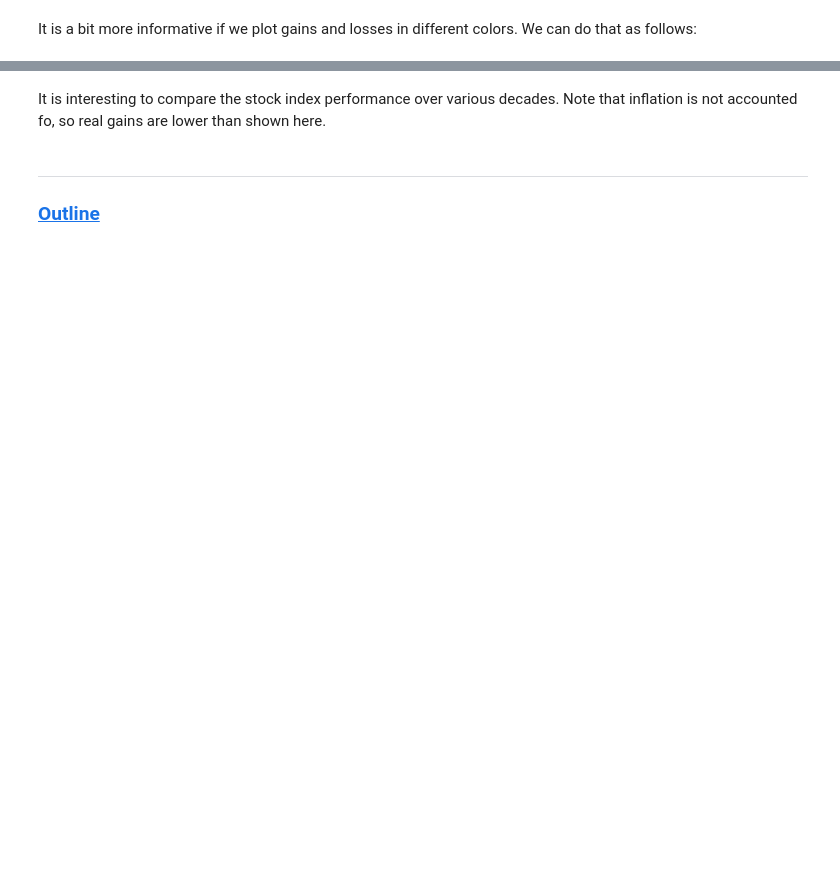
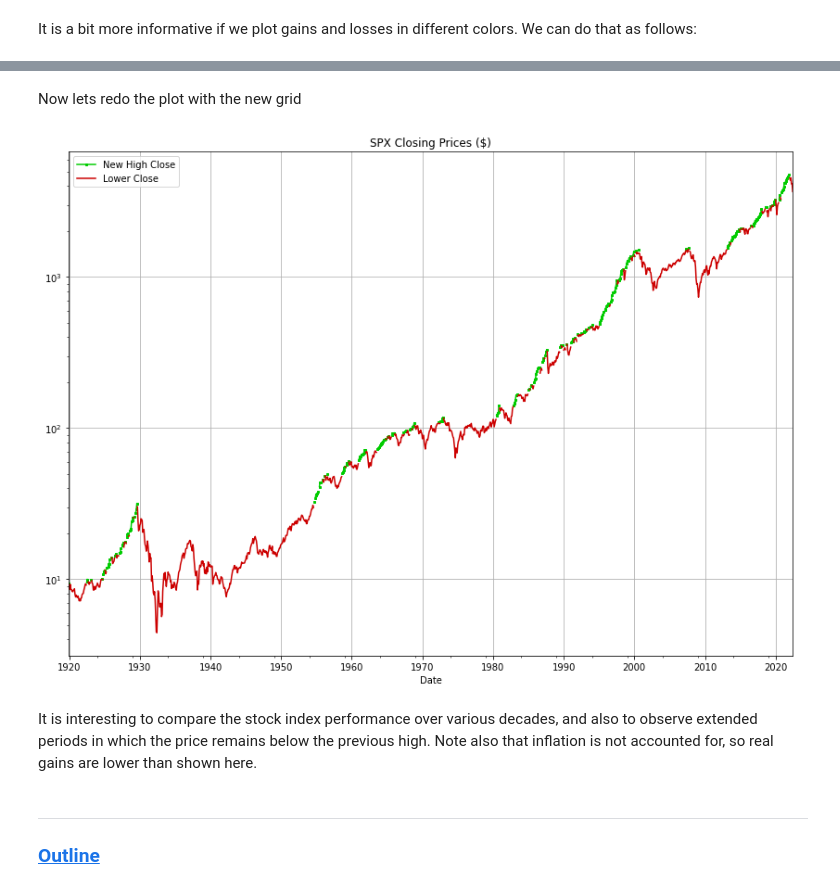
Before and after one commit to dmorris0/python_intro, a Jupyter notebook: Appendix_02_Data_and_Plotting.ipynb, the cells around one changed output, grey strips where cells are left out. Saved outputs shown, nothing was run; the diff lists cells and outputs as text; code cells hidden in the pictures; blank space fills up the shorter version.

```diff
--- a/Appendix_02_Data_and_Plotting.ipynb
+++ b/Appendix_02_Data_and_Plotting.ipynb
@@ -223,5 +308,17 @@ plt.grid()
+# %% [markdown]
+Now lets redo the plot with the new grid
+# %%
+fig = plt.figure(figsize=(14,10))
+spx20['New High Close'].plot(logy=True, marker='s', markersize=2,  color=(0,0.8,0))
+spx20['Lower Close'].plot(logy=True, color=(0.8,0,0))
+plt.legend()
+plt.xticks(date_list, date_list.year) # This sets the vertical grid lines and labels
+plt.title('SPX Closing Prices ($)')
+plt.grid()
+# %% [output]
+[figure, added]
 # %% [markdown]
-It is interesting to compare the stock index performance over various decades.  Note that inflation is not accounted fo, so real gains are lower than shown here.
+It is interesting to compare the stock index performance over various decades, and also to observe extended periods in which the price remains below the previous high.  Note also that inflation is not accounted for, so real gains are lower than shown here.
 # %% [markdown]
 ___
 ### [Outline](README.md)
```
Also changed, not shown: parts of 27 cells of this notebook.
